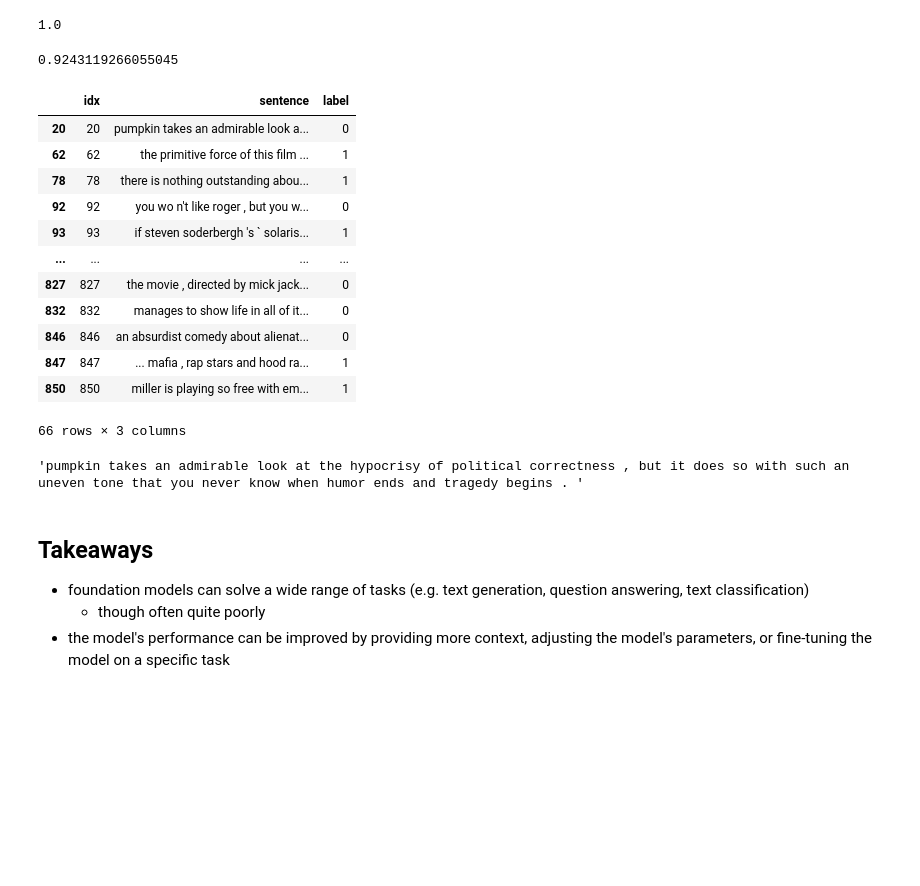
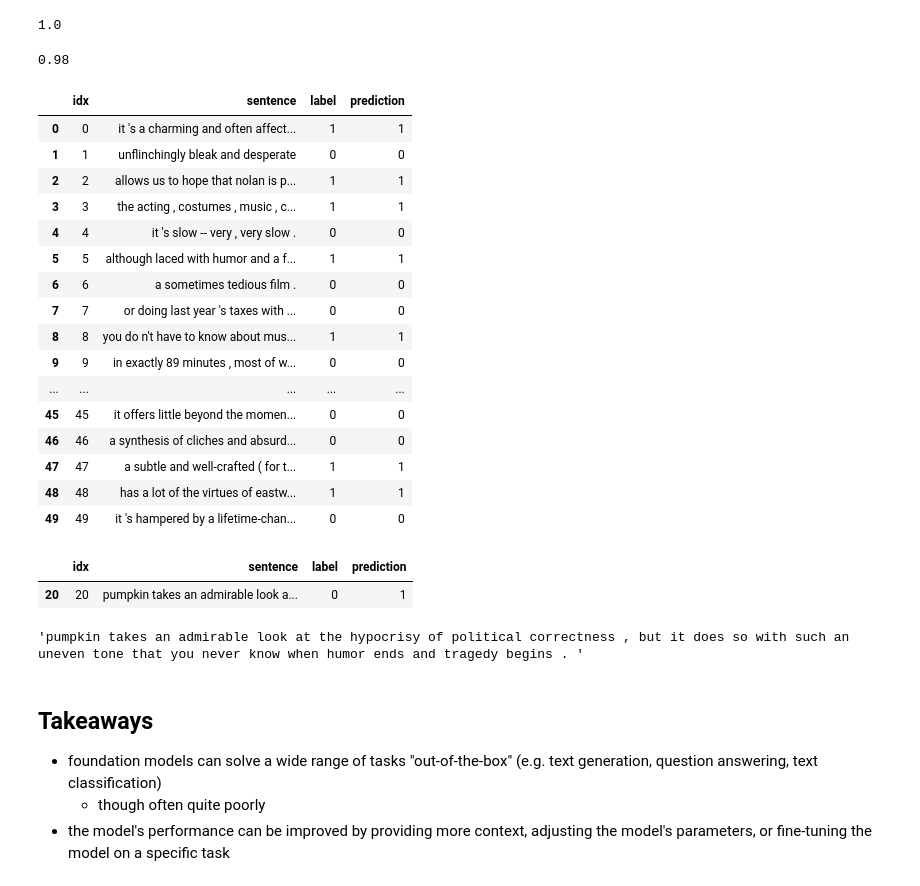
Before and after one commit to CHCAA-EDUX/NLP-AU, a Jupyter notebook: nbs/class_1.ipynb, the cells around one changed output. Saved outputs shown, nothing was run; the diff lists cells and outputs as text; code cells hidden in the pictures; blank space fills up the shorter version.

```diff
--- a/nbs/class_1.ipynb
+++ b/nbs/class_1.ipynb
@@ -196,5 +132,5 @@ https://huggingface.co/datasets/stanfordnlp/sst2
 # %%
-df = pd.read_parquet("hf://datasets/stanfordnlp/sst2/data/validation-00000-of-00001.parquet")
+df = pd.read_parquet("hf://datasets/stanfordnlp/sst2/data/validation-00000-of-00001.parquet")[:50]
 df
 # %% [output]
 |  | idx | sentence | label |
@@ -241,25 +183,35 @@ accuracy_score(df.label[:10], labels)
 # %% [output]
 1.0
 # %%
-labels = [sentiment_classifier(sentence) for sentence in df.sentence]
+predictions = [sentiment_classifier(sentence) for sentence in df.sentence[:50]]
 # %%
-accuracy_score(df.label, labels)
+accuracy_score(df.label[:50], predictions)
 # %% [output]
-0.9243119266055045
+0.98
+# %%
+df["prediction"] = predictions
+df
+# %% [output]
+|  | idx | sentence | label | prediction |
+| 0 | 0 | it 's a charming and often affect... | 1 | 1 |
+| 1 | 1 | unflinchingly bleak and desperate | 0 | 0 |
+| 2 | 2 | allows us to hope that nolan is p... | 1 | 1 |
+| 3 | 3 | the acting , costumes , music , c... | 1 | 1 |
+| 4 | 4 | it 's slow -- very , very slow . | 0 | 0 |
+| 5 | 5 | although laced with humor and a f... | 1 | 1 |
+| 6 | 6 | a sometimes tedious film . | 0 | 0 |
+| 7 | 7 | or doing last year 's taxes with ... | 0 | 0 |
+| 8 | 8 | you do n't have to know about mus... | 1 | 1 |
+| 9 | 9 | in exactly 89 minutes , most of w... | 0 | 0 |
+| ... | ... | ... | ... | ... |
+| 45 | 45 | it offers little beyond the momen... | 0 | 0 |
+| 46 | 46 | a synthesis of cliches and absurd... | 0 | 0 |
+| 47 | 47 | a subtle and well-crafted ( for t... | 1 | 1 |
+| 48 | 48 | has a lot of the virtues of eastw... | 1 | 1 |
+| 49 | 49 | it 's hampered by a lifetime-chan... | 0 | 0 |
 # %%
-df[df.label != labels]
+df[df.label != df.prediction]
 # %% [output]
-|  | idx | sentence | label |
-| 20 | 20 | pumpkin takes an admirable look a... | 0 |
-| 62 | 62 | the primitive force of this film ... | 1 |
-| 78 | 78 | there is nothing outstanding abou... | 1 |
-| 92 | 92 | you wo n't like roger , but you w... | 0 |
-| 93 | 93 | if steven soderbergh 's ` solaris... | 1 |
-| ... | ... | ... | ... |
-| 827 | 827 | the movie , directed by mick jack... | 0 |
-| 832 | 832 | manages to show life in all of it... | 0 |
-| 846 | 846 | an absurdist comedy about alienat... | 0 |
-| 847 | 847 | ... mafia , rap stars and hood ra... | 1 |
-| 850 | 850 | miller is playing so free with em... | 1 |
+|  | idx | sentence | label | prediction |
+| 20 | 20 | pumpkin takes an admirable look a... | 0 | 1 |
-66 rows × 3 columns
 # %%
@@ -268,6 +220,6 @@ df[df.label != labels]["sentence"][20]
 'pumpkin takes an admirable look at the hypocrisy of political correctness , but it does so with such an uneven tone that you never know when humor ends and tragedy begins . '
 # %% [markdown]
 ## Takeaways
-- foundation models can solve a wide range of tasks (e.g. text generation, question answering, text classification)
+- foundation models can solve a wide range of tasks "out-of-the-box" (e.g. text generation, question answering, text classification)
     - though often quite poorly
 - the model's performance can be improved by providing more context, adjusting the model's parameters, or fine-tuning the model on a specific task
```
Also changed, not shown: parts of 14 cells of this notebook.
